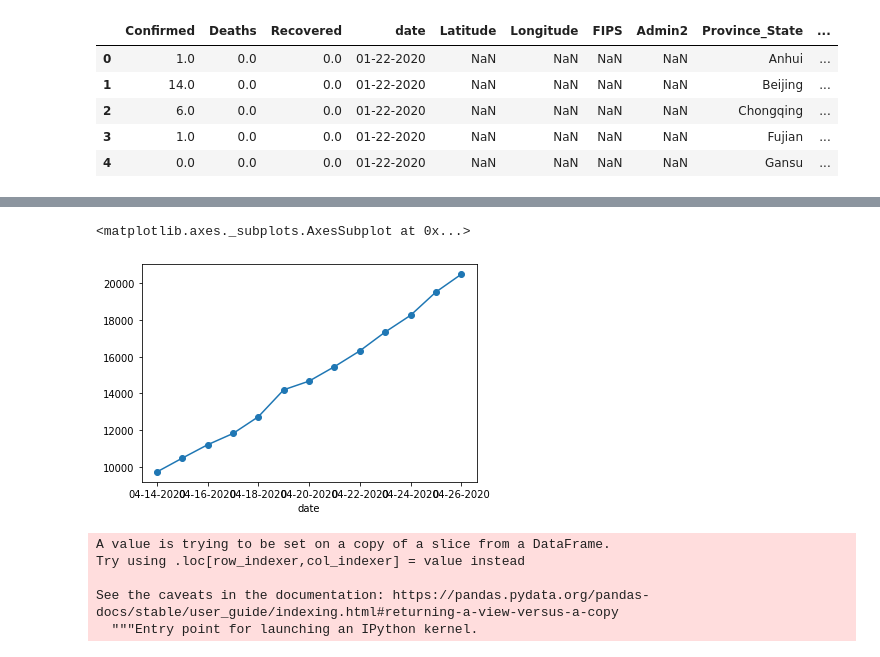
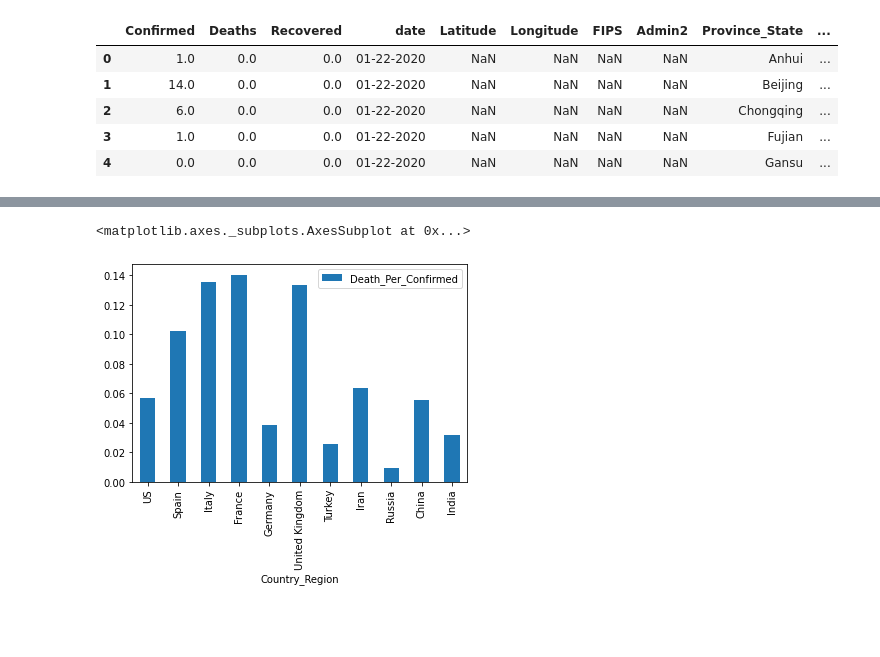
Before and after one commit to Shreyas3108/Decodr13_Apr, a Jupyter notebook: CovidDataCreation.ipynb, the cells around one changed output, grey strips where cells are left out. Saved outputs shown, nothing was run; the diff lists cells and outputs as text; code cells hidden in the pictures; blank space fills up the shorter version.

```diff
--- a/CovidDataCreation.ipynb
+++ b/CovidDataCreation.ipynb
@@ -172,15 +200,7 @@ country['days_since_first_case'] = pd.to_datetime(country['date']) - pd.to_datet
+# %%
+top10.plot(x='Country_Region',y = 'Death_Per_Confirmed',kind = 'bar')
+# %% [output]
+<matplotlib.axes._subplots.AxesSubplot at 0x...>
+[figure, added]
 # %%
 india = country.query('Country_Region == "India"')
-# %%
-india.query('date > "04-14-20"').set_index('date')['Active'].plot(kind = 'line' , marker = 'o')
-# %% [output]
-<matplotlib.axes._subplots.AxesSubplot at 0x...>
-[figure, removed]
-# %%
-india['pct_chg']= india['conf_daily'].pct_change()
-# %% [output]
-A value is trying to be set on a copy of a slice from a DataFrame.
-Try using .loc[row_indexer,col_indexer] = value instead
-
-See the caveats in the documentation: https://pandas.pydata.org/pandas-docs/stable/user_guide/indexing.html#returning-a-view-versus-a-copy
-  """Entry point for launching an IPython kernel.
```
Also changed, not shown: parts of 18 cells of this notebook.
